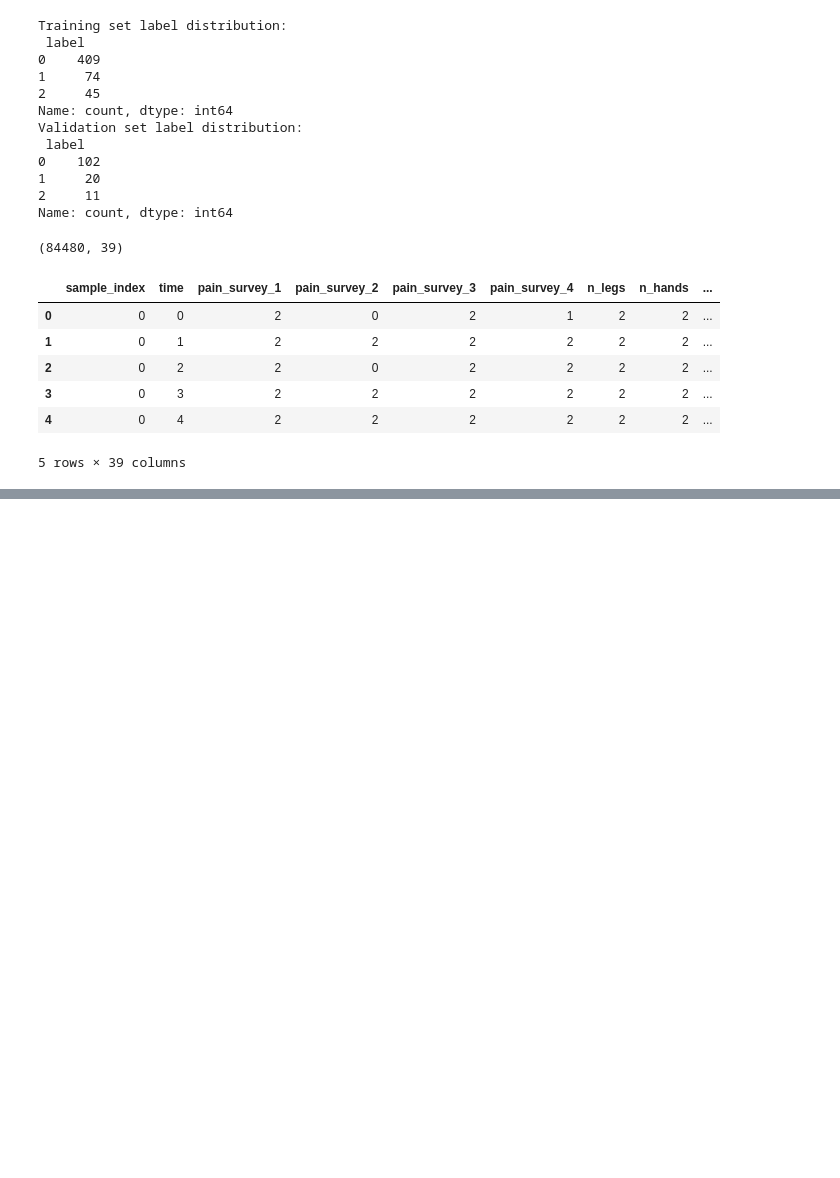
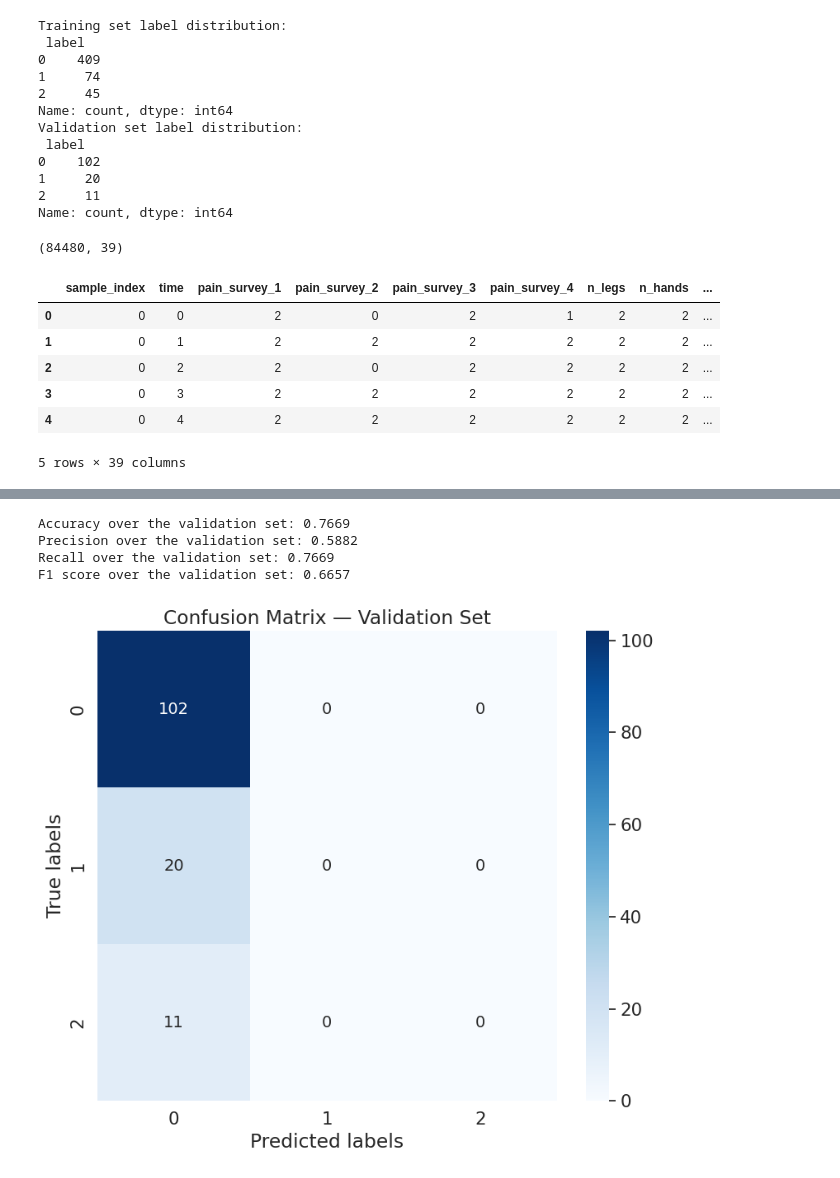
Before and after one commit to lorenzodemontis02/ANNDL_First_Challenge, a Jupyter notebook: challenge.ipynb, the cells around one changed output, grey strips where cells are left out. Saved outputs shown, nothing was run; the diff lists cells and outputs as text; code cells hidden in the pictures; blank space fills up the shorter version.

```diff
--- a/challenge.ipynb
+++ b/challenge.ipynb
@@ -246,0 +829,18 @@ STRIDE = 50
+# %%
+# Create a model and display the architecture with the parameter count
+rnn_model = RecurrentClassifier(
+    input_size=input_shape[-1], # Pass the number of features
+    hidden_size=HIDDEN_SIZE,
+    num_layers=HIDDEN_LAYERS,
+    num_classes=num_classes,
+    dropout_rate=DROPOUT_RATE,
+    bidirectional=False,
+    rnn_type='GRU'
+    ).to(device)
+recurrent_summary(rnn_model, input_size=input_shape)
+
+# Define optimizer with L2 regularization
+optimizer = torch.optim.AdamW(rnn_model.parameters(), lr=LEARNING_RATE, weight_decay=L2_LAMBDA)
+
+# Enable mixed precision training for GPU acceleration
+scaler = torch.amp.GradScaler(enabled=(device.type == 'cuda'))
@@ -246,0 +922,51 @@ STRIDE = 50
+# %%
+# @title Plot Confusion Matrix
+# Collect predictions and ground truth labels
+val_preds, val_targets = [], []
+with torch.no_grad():  # Disable gradient computation for inference
+    for xb, yb in val_loader:
+        xb = xb.to(device)
+
+        # Forward pass: get model predictions
+        logits = rnn_model(xb)
+        preds = logits.argmax(dim=1).cpu().numpy()
+
+        # Store batch results
+        val_preds.append(preds)
+        val_targets.append(yb.numpy())
+
+# Combine all batches into single arrays
+val_preds = np.concatenate(val_preds)
+val_targets = np.concatenate(val_targets)
+
+# Calculate overall validation metrics
+val_acc = accuracy_score(val_targets, val_preds)
+val_prec = precision_score(val_targets, val_preds, average='weighted')
+val_rec = recall_score(val_targets, val_preds, average='weighted')
+val_f1 = f1_score(val_targets, val_preds, average='weighted')
+print(f"Accuracy over the validation set: {val_acc:.4f}")
+print(f"Precision over the validation set: {val_prec:.4f}")
+print(f"Recall over the validation set: {val_rec:.4f}")
+print(f"F1 score over the validation set: {val_f1:.4f}")
+
+# Generate confusion matrix for detailed error analysis
+cm = confusion_matrix(val_targets, val_preds)
+
+# Create numeric labels for heatmap annotation
+labels = np.array([f"{num}" for num in cm.flatten()]).reshape(cm.shape)
+
+# Visualise confusion matrix
+plt.figure(figsize=(8, 7))
+sns.heatmap(cm, annot=labels, fmt='',
+            cmap='Blues')
+plt.xlabel('Predicted labels')
+plt.ylabel('True labels')
+plt.title('Confusion Matrix — Validation Set')
+plt.tight_layout()
+plt.show()
+# %% [output]
+Accuracy over the validation set: 0.7669
+Precision over the validation set: 0.5882
+Recall over the validation set: 0.7669
+F1 score over the validation set: 0.6657
+[figure, added]
```
Also changed, not shown: parts of 26 cells of this notebook.
